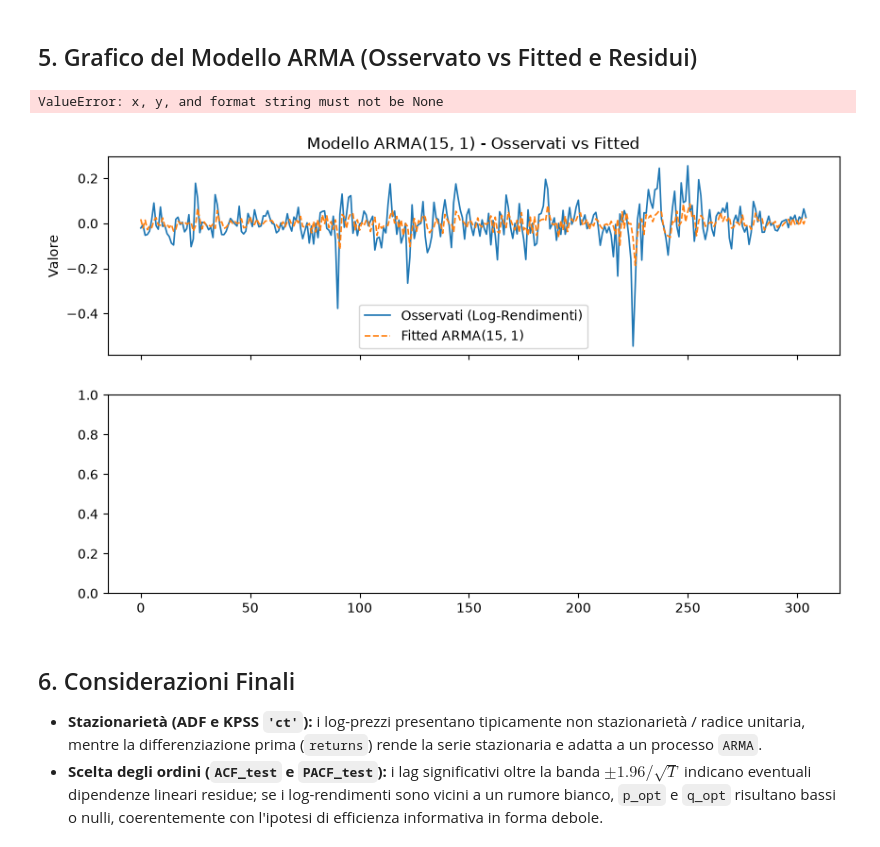
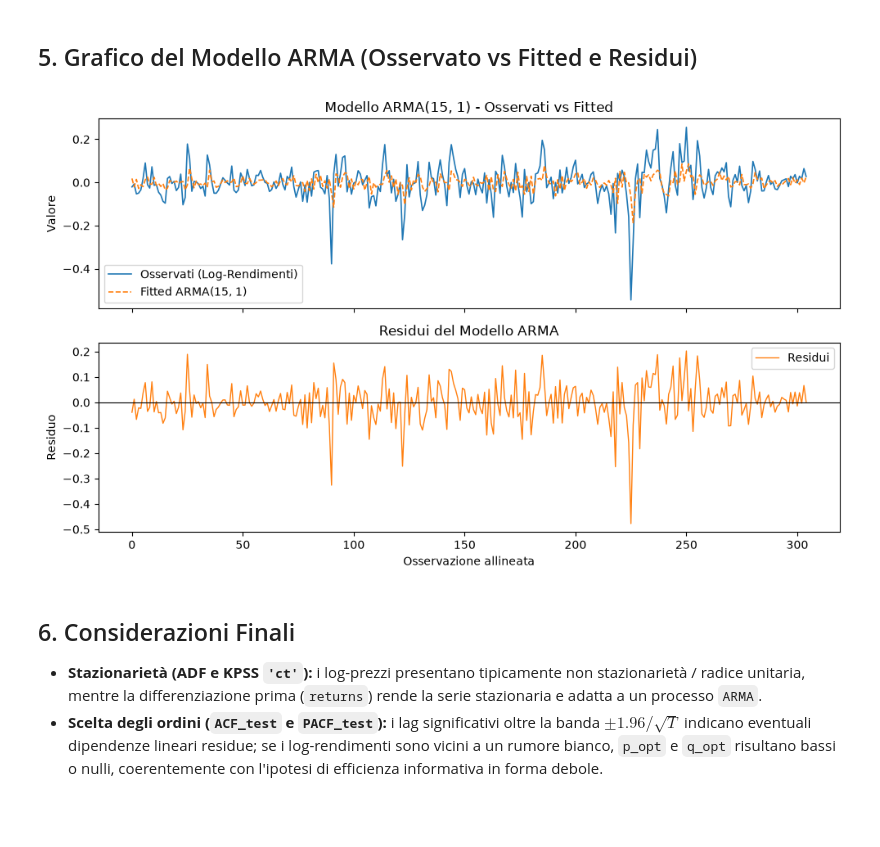
Before and after one commit to eghosa0/time-series, a Jupyter notebook: analisi_serie_storica_arma_rw.ipynb, the cells around one changed output. Saved outputs shown, nothing was run; the diff lists cells and outputs as text; code cells hidden in the pictures; blank space fills up the shorter version.

```diff
--- a/analisi_serie_storica_arma_rw.ipynb
+++ b/analisi_serie_storica_arma_rw.ipynb
@@ -141,26 +141,25 @@ Verdetto               : H0 rifiutata (autocorrelazione del 1° ordine): modello
 # %%
 fig, axes = plt.subplots(2, 1, figsize=(10, 6), sharex=True)
 t_idx = np.arange(len(arma_model.Y))
 
 axes[0].plot(t_idx, arma_model.Y, label=f"Osservati ({series_label})", linewidth=1.2)
 axes[0].plot(t_idx, arma_model.fitted, label=f"Fitted ARMA({p_used}, {q_used})", linestyle="--", linewidth=1.2)
 axes[0].set_title(f"Modello ARMA({p_used}, {q_used}) - Osservati vs Fitted")
 axes[0].set_ylabel("Valore")
 axes[0].legend()
 
-axes[1].plot(t_idx, arma_model.residuals, color="tab:orange", linewidth=1.0, label="Residui")
+axes[1].plot(t_idx, arma_stats["residuals"], color="tab:orange", linewidth=1.0, label="Residui")
 axes[1].axhline(0.0, color="black", linewidth=0.8)
 axes[1].set_title("Residui del Modello ARMA")
 axes[1].set_xlabel("Osservazione allineata")
 axes[1].set_ylabel("Residuo")
 axes[1].legend()
 
 fig.tight_layout()
 fig.savefig("arma_fit_residuals.png", dpi=150)
 plt.show()
 # %% [output]
-ValueError: x, y, and format string must not be None
-[figure, old version]
+[figure, new version]
 # %% [markdown]
 ## 6. Considerazioni Finali
 
```
Also changed, not shown: 1 other file.
